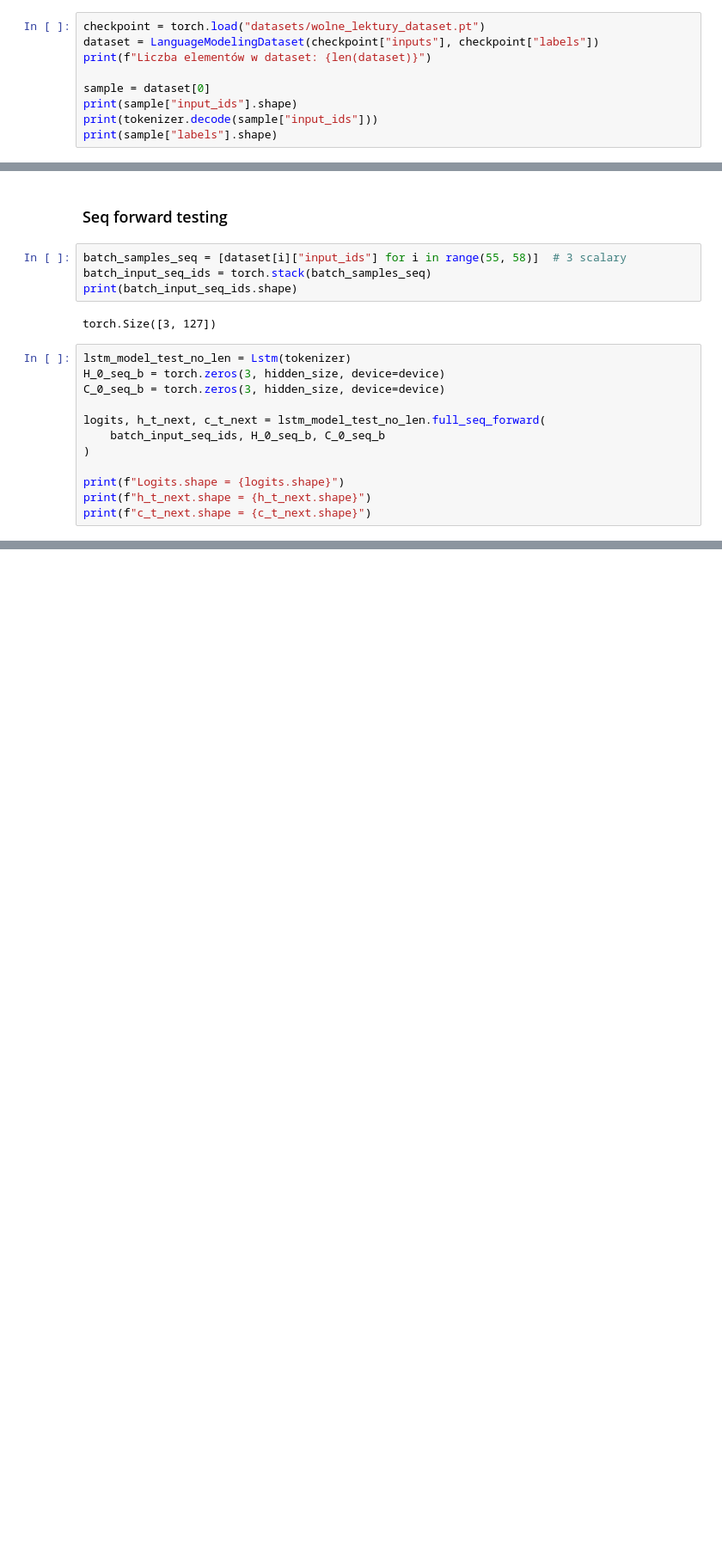
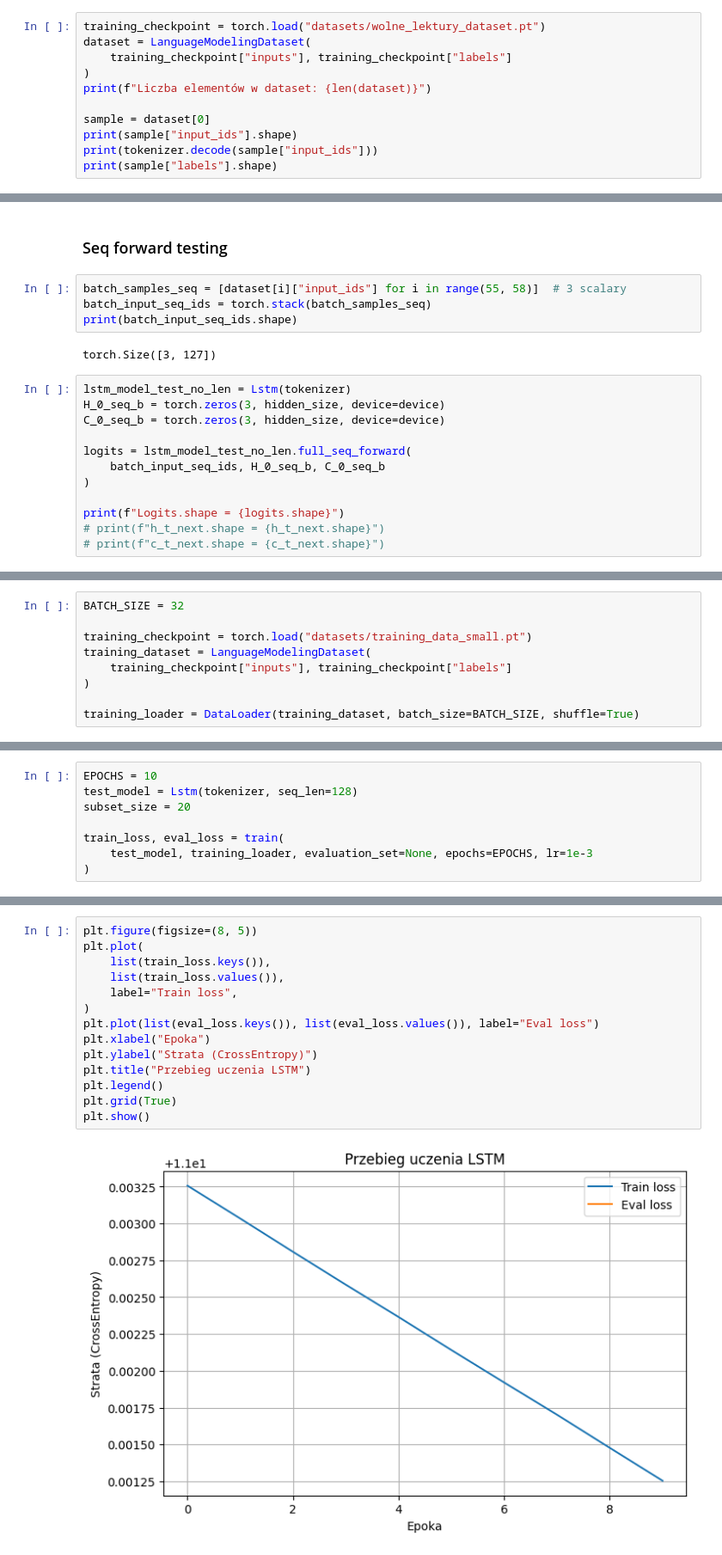
Before and after one commit to JerzyCode/computional_linguistic, a Jupyter notebook: lab1/main.ipynb, the cells around one changed output, grey strips where cells are left out. Shown at 86% size. Saved outputs shown, nothing was run; the diff lists cells and outputs as text; blank space fills up the shorter version.

Commit message:
draft lstm

```diff
--- a/lab1/main.ipynb
+++ b/lab1/main.ipynb
@@ -215,6 +236,8 @@ Saved dataset at: wolne_lektury_dataset.pt
 # %%
-checkpoint = torch.load("datasets/wolne_lektury_dataset.pt")
-dataset = LanguageModelingDataset(checkpoint["inputs"], checkpoint["labels"])
+training_checkpoint = torch.load("datasets/wolne_lektury_dataset.pt")
+dataset = LanguageModelingDataset(
+    training_checkpoint["inputs"], training_checkpoint["labels"]
+)
 print(f"Liczba elementów w dataset: {len(dataset)}")
 
 sample = dataset[0]
@@ -491,11 +546,11 @@ lstm_model_test_no_len = Lstm(tokenizer)
 H_0_seq_b = torch.zeros(3, hidden_size, device=device)
 C_0_seq_b = torch.zeros(3, hidden_size, device=device)
 
-logits, h_t_next, c_t_next = lstm_model_test_no_len.full_seq_forward(
+logits = lstm_model_test_no_len.full_seq_forward(
     batch_input_seq_ids, H_0_seq_b, C_0_seq_b
 )
 
 print(f"Logits.shape = {logits.shape}")
-print(f"h_t_next.shape = {h_t_next.shape}")
-print(f"c_t_next.shape = {c_t_next.shape}")
+# print(f"h_t_next.shape = {h_t_next.shape}")
+# print(f"c_t_next.shape = {c_t_next.shape}")
 # %% [output]
@@ -506,0 +676,9 @@ c_t_next.shape = torch.Size([3, 127, 512])
+# %%
+BATCH_SIZE = 32
+
+training_checkpoint = torch.load("datasets/training_data_small.pt")
+training_dataset = LanguageModelingDataset(
+    training_checkpoint["inputs"], training_checkpoint["labels"]
+)
+
+training_loader = DataLoader(training_dataset, batch_size=BATCH_SIZE, shuffle=True)
@@ -506,0 +702,8 @@ c_t_next.shape = torch.Size([3, 127, 512])
+# %%
+EPOCHS = 10
+test_model = Lstm(tokenizer, seq_len=128)
+subset_size = 20
+
+train_loss, eval_loss = train(
+    test_model, training_loader, evaluation_set=None, epochs=EPOCHS, lr=1e-3
+)
@@ -506,0 +722,16 @@ c_t_next.shape = torch.Size([3, 127, 512])
+# %%
+plt.figure(figsize=(8, 5))
+plt.plot(
+    list(train_loss.keys()),
+    list(train_loss.values()),
+    label="Train loss",
+)
+plt.plot(list(eval_loss.keys()), list(eval_loss.values()), label="Eval loss")
+plt.xlabel("Epoka")
+plt.ylabel("Strata (CrossEntropy)")
+plt.title("Przebieg uczenia LSTM")
+plt.legend()
+plt.grid(True)
+plt.show()
+# %% [output]
+[figure, added]
```
Also changed, not shown: parts of 15 cells of this notebook, 9 other files.
